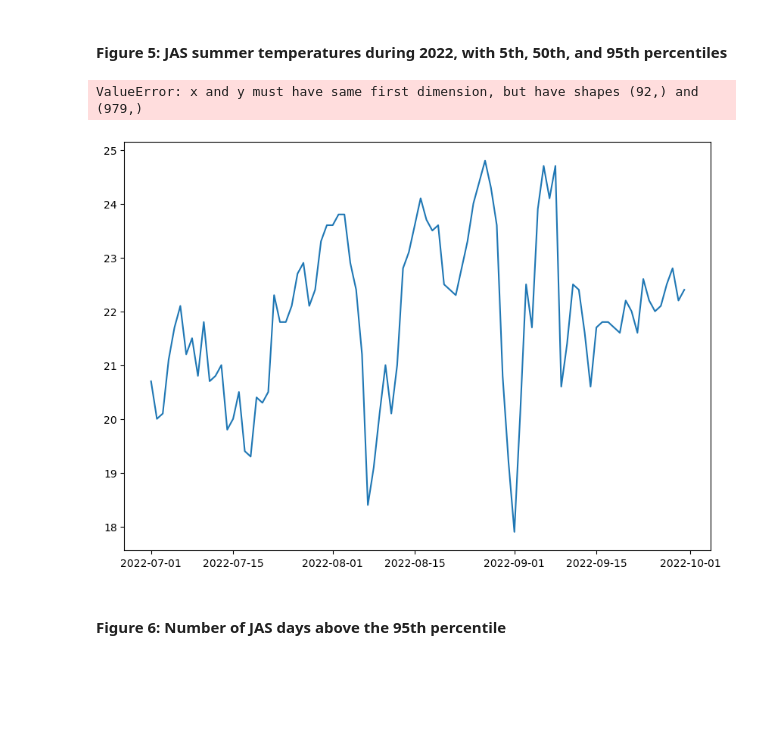
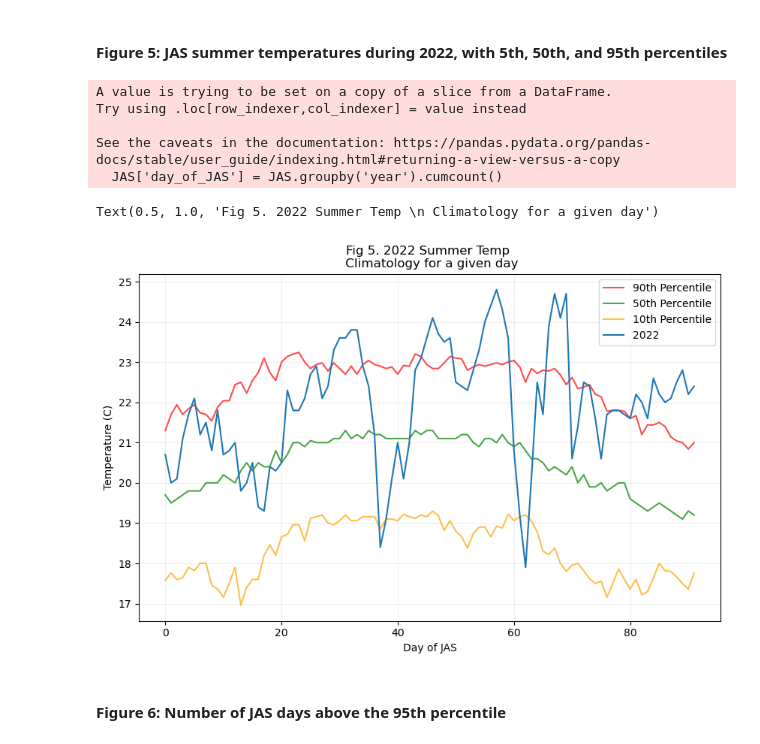
Before and after one commit to isidora-rojas/SIO175_DataAnalysis, a Jupyter notebook: Module_1/assignment1.ipynb, the cells around one changed output. Saved outputs shown, nothing was run; the diff lists cells and outputs as text; code cells hidden in the pictures; blank space fills up the shorter version.

```diff
--- a/Module_1/assignment1.ipynb
+++ b/Module_1/assignment1.ipynb
@@ -130,30 +130,33 @@ plt.show()
 # %% [markdown]
 #### **Figure 5**: JAS summer temperatures during 2022, with 5th, 50th, and 95th percentiles
 # %%
-# Compute the 10th, 50th, and 90th percentiles for each JAS day using all years. Plot
-#the percentiles vs day of the summer (Figure 5).  Overplot temperature for the
-#summer of 2022.
+# this creates a day of season counter from 0 to 91
+JAS['day_of_JAS'] = JAS.groupby('year').cumcount()
+# group the day counter and compute percentiles
+daily_stats = JAS.groupby('day_of_JAS')['T'].quantile([0.10,0.50,0.90]).unstack()
+# extract 2022
+df_2022 = JAS[JAS['year'] == 2022]
 
-# percentiles
-p10 = np.percentile(JAS['T'], 10)
-p50 = np.percentile(JAS['T'], 50)
-p90 = np.percentile(JAS['T'], 90)
+fig, ax = plt.subplots(figsize=(10,6))
+# plot percentiles
+ax.plot(daily_stats.index, daily_stats[0.90], label='90th Percentile', color='red', alpha=0.7)
+ax.plot(daily_stats.index, daily_stats[0.50], label='50th Percentile', color='green', alpha=0.7)
+ax.plot(daily_stats.index, daily_stats[0.10], label='10th Percentile', color='orange', alpha=0.7)
+# 2022 data
+ax.plot(df_2022['day_of_JAS'], df_2022['T'], label = '2022', linewidth=1.5)
 
-df10 = JAS[JAS['T'] < p10]
-df50 = JAS[JAS['T'] < p50]
-df90 = JAS[JAS['T'] < p90]
-
-
-
-
-# query year 2022
-plt2022 = JAS[JAS['year'] == 2022]
-
-fig, ax = plt.subplots(figsize=(10,7))
-plt.plot(plt2022.index, plt2022['T'])
-plt.plot(plt2022.index, df10['T'])
+ax.grid(True, alpha=0.2)
+ax.legend()
+ax.set_xlabel('Day of JAS')
+ax.set_ylabel('Temperature (C)')
+ax.set_title('Fig 5. 2022 Summer Temp \n Climatology for a given day')
 # %% [output]
-ValueError: x and y must have same first dimension, but have shapes (92,) and (979,)
+A value is trying to be set on a copy of a slice from a DataFrame.
+Try using .loc[row_indexer,col_indexer] = value instead
+
+See the caveats in the documentation: https://pandas.pydata.org/pandas-docs/stable/user_guide/indexing.html#returning-a-view-versus-a-copy
+  JAS['day_of_JAS'] = JAS.groupby('year').cumcount()
+Text(0.5, 1.0, 'Fig 5. 2022 Summer Temp \n Climatology for a given day')
-[figure, old version]
+[figure, new version]
 # %% [markdown]
 #### **Figure 6:** Number of JAS days above the 95th percentile
```
Also changed, not shown: parts of 3 cells of this notebook.
